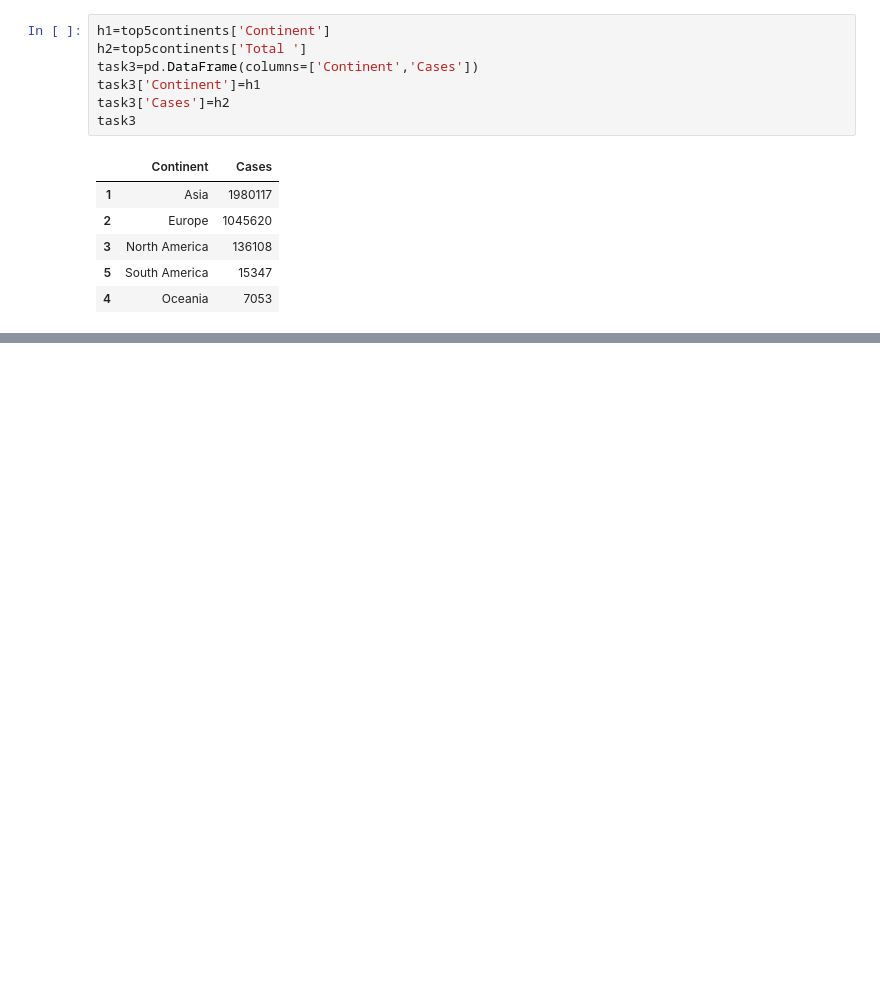
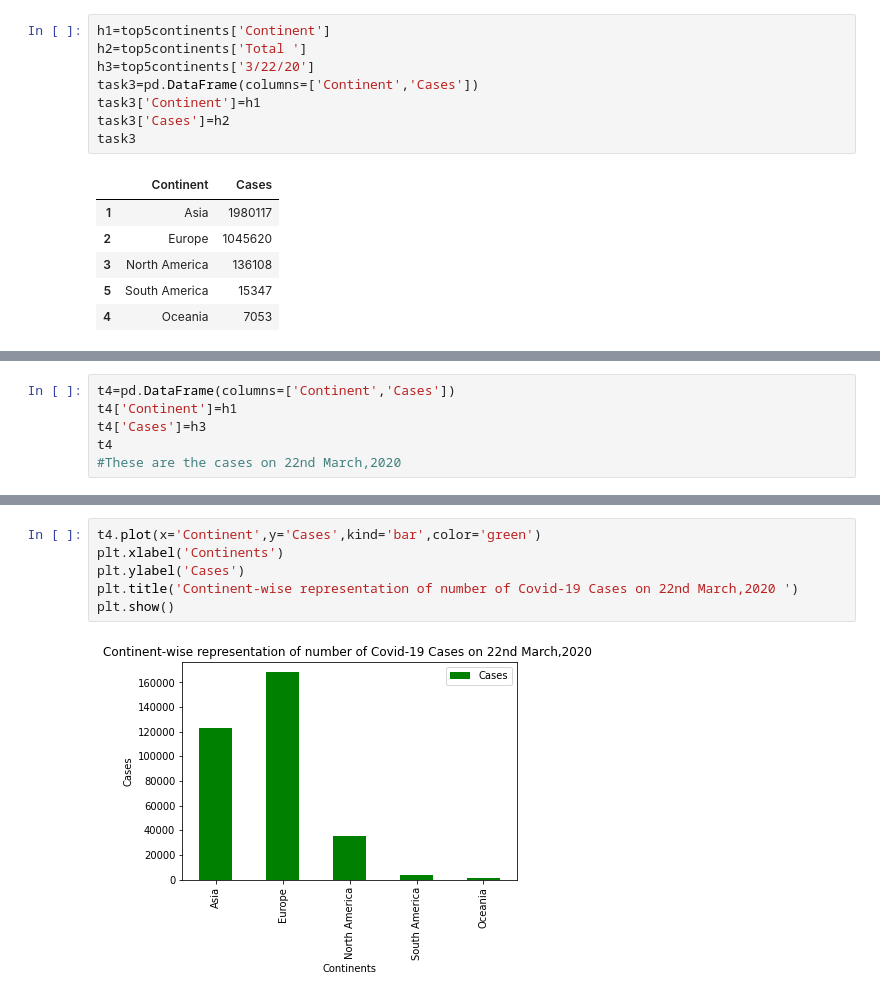
Before and after one commit to sid0312/10DaysMLChallenge, a Jupyter notebook: day1_10DaysMLChallenge_bySid.ipynb, the cells around one changed output, grey strips where cells are left out. Saved outputs shown, nothing was run; the diff lists cells and outputs as text; blank space fills up the shorter version.

```diff
--- a/day1_10DaysMLChallenge_bySid.ipynb
+++ b/day1_10DaysMLChallenge_bySid.ipynb
@@ -286,6 +286,7 @@ top5continents
 # %%
 h1=top5continents['Continent']
 h2=top5continents['Total ']
+h3=top5continents['3/22/20']
 task3=pd.DataFrame(columns=['Continent','Cases'])
 task3['Continent']=h1
 task3['Cases']=h2
@@ -306,0 +309,6 @@ plt.show()
+# %%
+t4=pd.DataFrame(columns=['Continent','Cases'])
+t4['Continent']=h1
+t4['Cases']=h3
+t4
+#These are the cases on 22nd March,2020
@@ -306,0 +322,8 @@ plt.show()
+# %%
+t4.plot(x='Continent',y='Cases',kind='bar',color='green')
+plt.xlabel('Continents')
+plt.ylabel('Cases')
+plt.title('Continent-wise representation of number of Covid-19 Cases on 22nd March,2020 ')
+plt.show()
+# %% [output]
+[figure, added]
```
Also changed, not shown: parts of 2 cells of this notebook.
